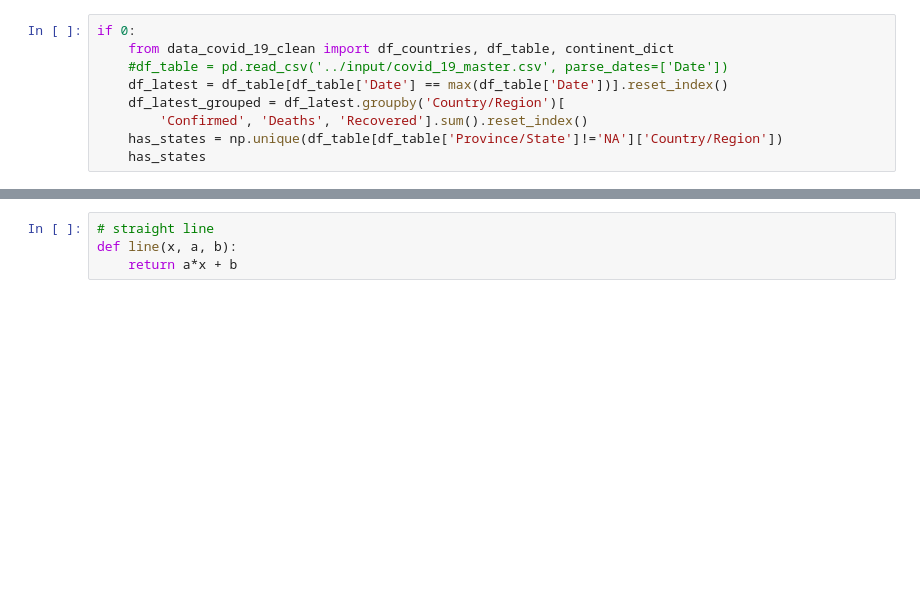
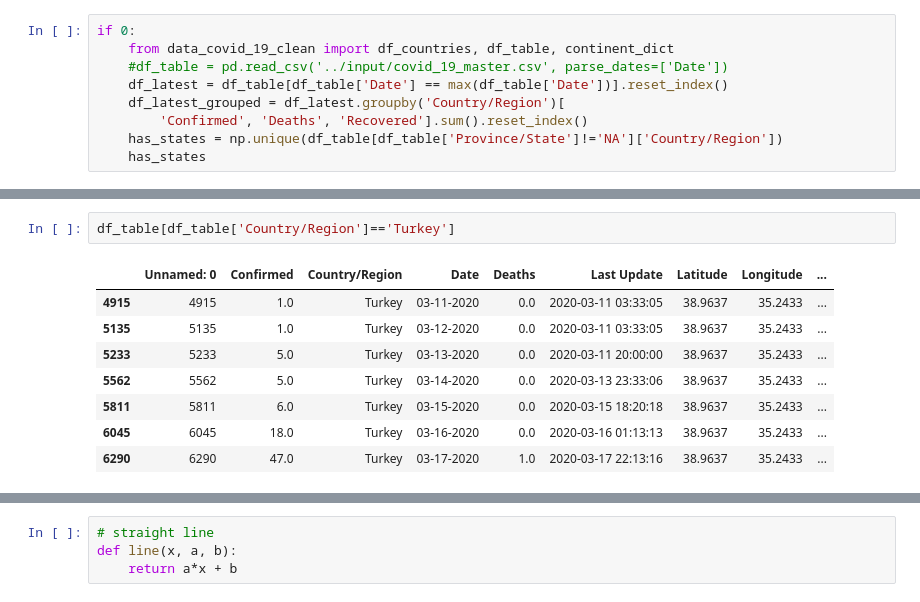
Before and after one commit to degerli/covid-21, a Jupyter notebook: notebook/Exploration_covid_19_clean.ipynb, the cells around one changed output, grey strips where cells are left out. Saved outputs shown, nothing was run; the diff lists cells and outputs as text; blank space fills up the shorter version.

```diff
--- a/notebook/Exploration_covid_19_clean.ipynb
+++ b/notebook/Exploration_covid_19_clean.ipynb
@@ -79,2 +82,13 @@ for ifig in range(2):
+# %%
+df_table[df_table['Country/Region']=='Turkey']
+# %% [output]
+|  | Unnamed: 0 | Confirmed | Country/Region | Date | Deaths | Last Update | Latitude | Longitude | ... |
+| 4915 | 4915 | 1.0 | Turkey | 03-11-2020 | 0.0 | 2020-03-11 03:33:05 | 38.9637 | 35.2433 | ... |
+| 5135 | 5135 | 1.0 | Turkey | 03-12-2020 | 0.0 | 2020-03-11 03:33:05 | 38.9637 | 35.2433 | ... |
+| 5233 | 5233 | 5.0 | Turkey | 03-13-2020 | 0.0 | 2020-03-11 20:00:00 | 38.9637 | 35.2433 | ... |
+| 5562 | 5562 | 5.0 | Turkey | 03-14-2020 | 0.0 | 2020-03-13 23:33:06 | 38.9637 | 35.2433 | ... |
+| 5811 | 5811 | 6.0 | Turkey | 03-15-2020 | 0.0 | 2020-03-15 18:20:18 | 38.9637 | 35.2433 | ... |
+| 6045 | 6045 | 18.0 | Turkey | 03-16-2020 | 0.0 | 2020-03-16 01:13:13 | 38.9637 | 35.2433 | ... |
+| 6290 | 6290 | 47.0 | Turkey | 03-17-2020 | 1.0 | 2020-03-17 22:13:16 | 38.9637 | 35.2433 | ... |
 # %%
 # Recent Growth Rate
```
Also changed, not shown: parts of 13 cells of this notebook, 14 other files.
